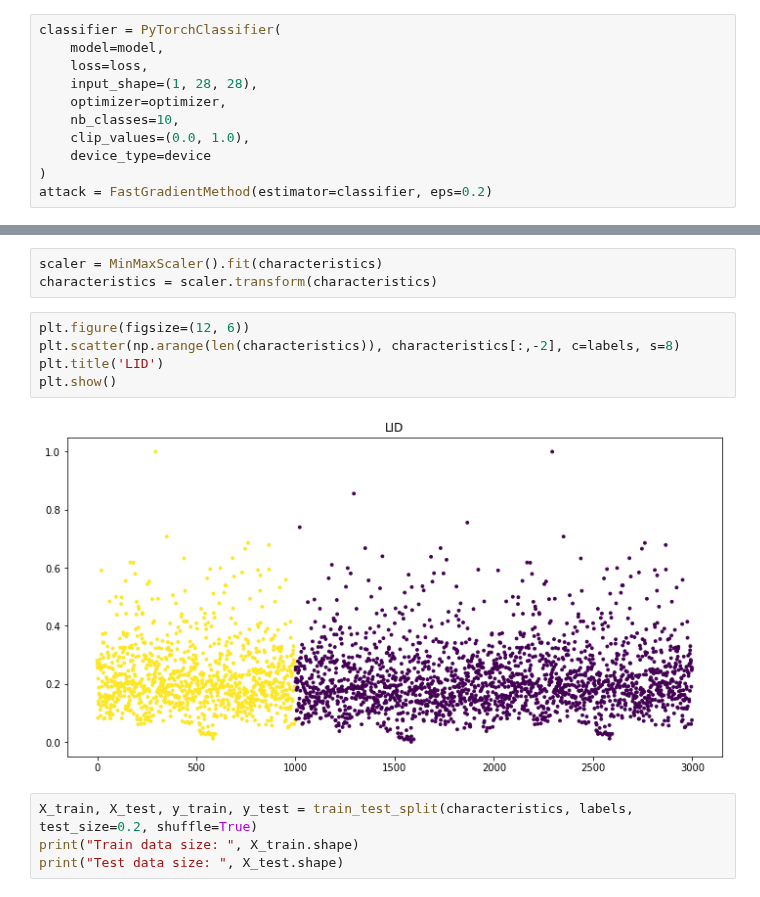
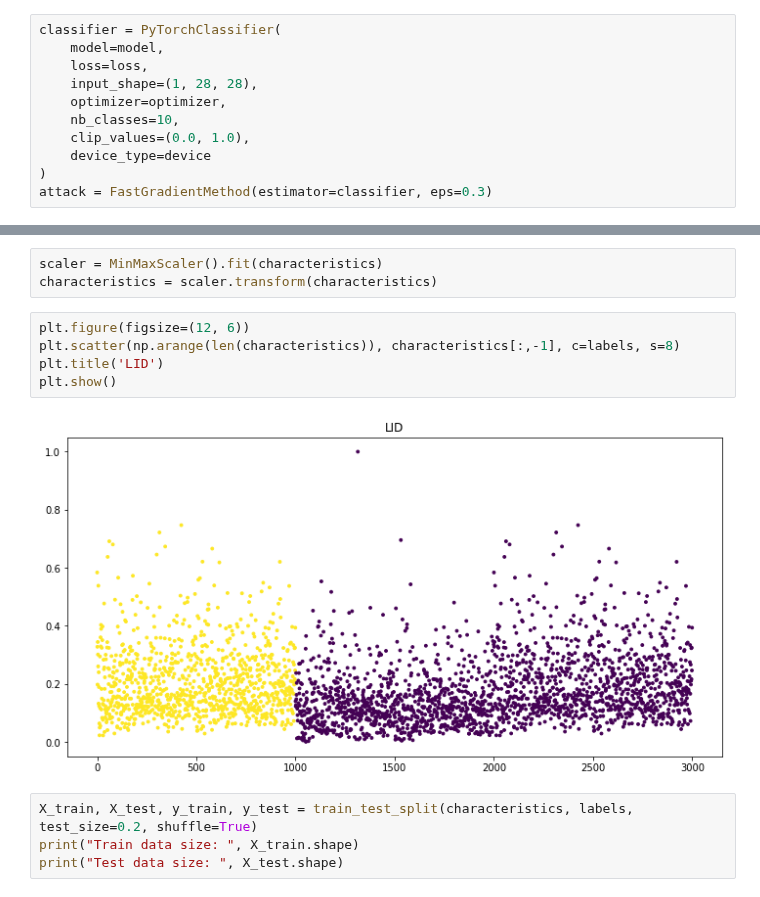
Before and after one commit to changx03/baard_exp2, a Jupyter notebook: lid_pipeline_demo.ipynb, the cells around one changed output, grey strips where cells are left out. Cells and saved outputs as stored; diff of their text form.

```diff
--- a/lid_pipeline_demo.ipynb
+++ b/lid_pipeline_demo.ipynb
@@ -177,7 +166,7 @@ classifier = PyTorchClassifier(
     clip_values=(0.0, 1.0),
     device_type=device
 )
-attack = FastGradientMethod(estimator=classifier, eps=0.2)
+attack = FastGradientMethod(estimator=classifier, eps=0.3)
 # %%
 # Prepare dataset for adversarial examples
 N_ADV = 2000
@@ -228,11 +217,11 @@ scaler = MinMaxScaler().fit(characteristics)
 characteristics = scaler.transform(characteristics)
 # %%
 plt.figure(figsize=(12, 6))
-plt.scatter(np.arange(len(characteristics)), characteristics[:,-2], c=labels, s=8)
+plt.scatter(np.arange(len(characteristics)), characteristics[:,-1], c=labels, s=8)
 plt.title('LID')
 plt.show()
 # %% [output]
-[figure, old version]
+[figure, new version]
 # %%
 X_train, X_test, y_train, y_test = train_test_split(characteristics, labels, test_size=0.2, shuffle=True)
 print("Train data size: ", X_train.shape)
```
Also changed, not shown: parts of 7 cells of this notebook, 3 other files.
